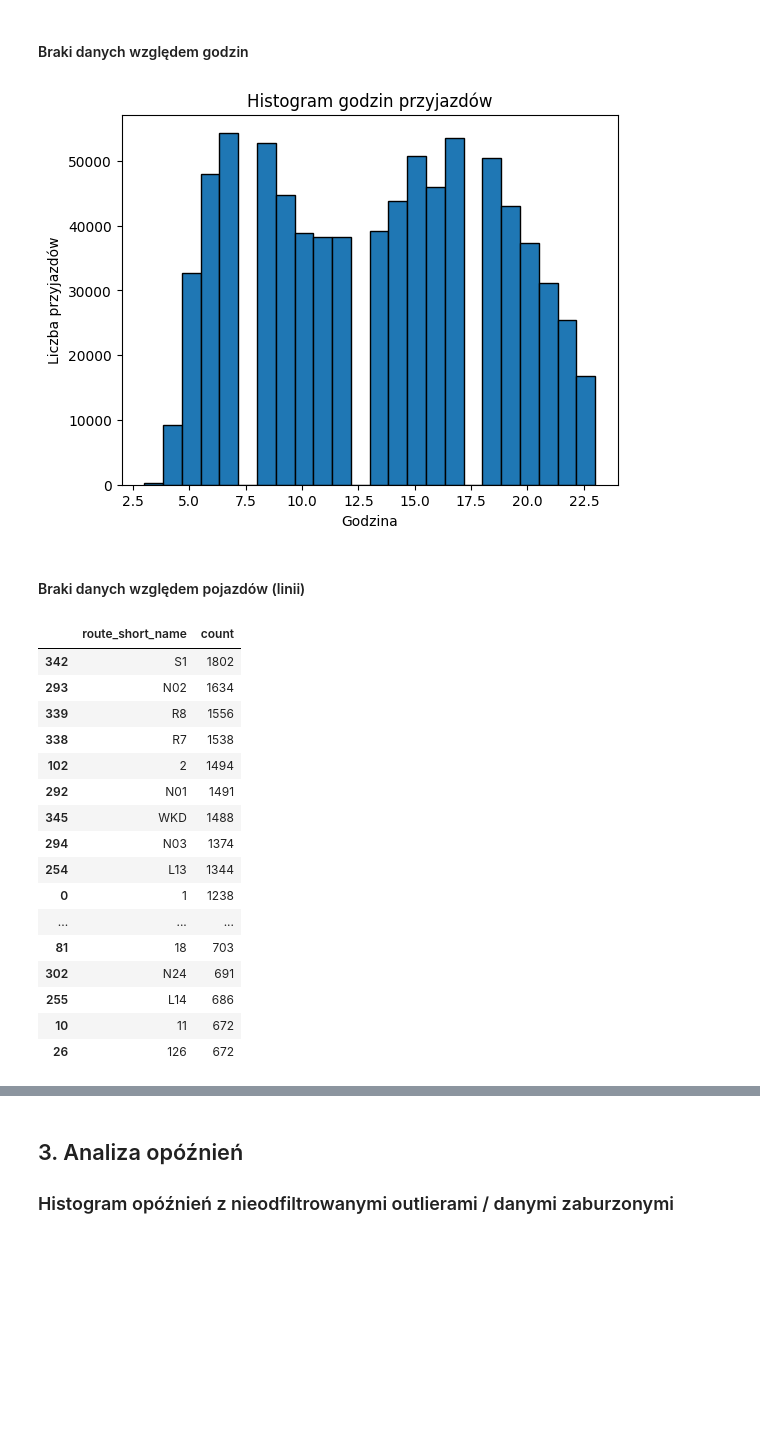
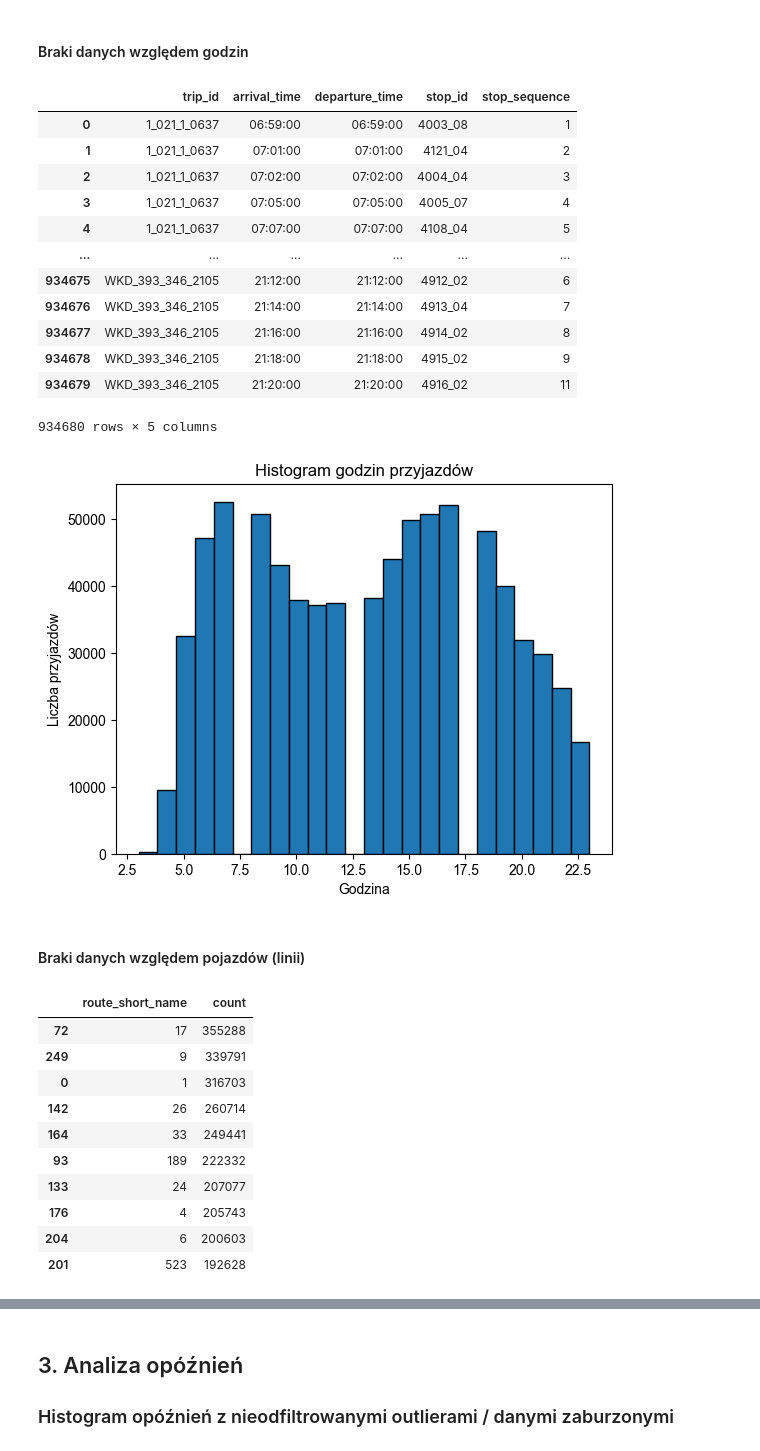
Before and after one commit to hoanganhlinh/praca-inzynierska, a Jupyter notebook: EDA.ipynb, the cells around one changed output, grey strips where cells are left out. Cells and saved outputs as stored; diff of their text form; code cells hidden in the pictures; blank space fills up the shorter version.

```diff
--- a/EDA.ipynb
+++ b/EDA.ipynb
@@ -219,11 +217,17 @@ print(daty)
 87
 ['2022-03-22', '2022-03-23', '2022-03-24', '2022-03-29', '2022-03-30', '2022-03-31', '2022-04-05', '2022-04-06', '2022-04-07', '2022-04-12', '2022-04-13', '2022-04-14', '2022-04-19', '2022-04-20', '20 ...
 # %%
+import warnings
+warnings.filterwarnings("ignore", category=pd.core.common.SettingWithCopyWarning)
+
 directory = "./dane/"
 show_output = False
 
 # Lista dni bez pliku gtfs/rt-gtfs
 missing_dates = [[],[],[]]
+
+# Połączenie planowanych i rzeczywistych danych
+final_missingval_merge = []
 
 # Tabela z wieszami zawierajacymi braki danych
 missing_vals_merge_columns = ['trip_id', 'stop_id', 'route_id', 'route_short_name', 'arrival_time_x', 'arrival_time_y', 'diff', 'date']    # dodatkowo data
@@ -283,14 +287,12 @@ for day in daty:
 missing_dates = pd.DataFrame({'date': missing_dates[0],
                              'missing_gtfs': missing_dates[1],
                              'missing_rt-gtfs': missing_dates[2]})
-print(missing_dates)
-
-print(missing_vals_merge.head(5))
 
 missing_data_summary = pd.DataFrame({'date': missing_data_summary[0],
                                      'real-time': missing_data_summary[1],
                                      'missing-vals': missing_data_summary[2]})
-print(missing_data_summary)
+
+warnings.filterwarnings("default")
 # %% [output]
 2022-03-22
 2022-03-23
@@ -460,5 +400,21 @@ plt.show()
 # %% [markdown]
 #### Braki danych względem godzin
+# %%
+stop_times_df
+# %% [output]
+|  | trip_id | arrival_time | departure_time | stop_id | stop_sequence |
+| 0 | 1_021_1_0637 | 06:59:00 | 06:59:00 | 4003_08 | 1 |
+| 1 | 1_021_1_0637 | 07:01:00 | 07:01:00 | 4121_04 | 2 |
+| 2 | 1_021_1_0637 | 07:02:00 | 07:02:00 | 4004_04 | 3 |
+| 3 | 1_021_1_0637 | 07:05:00 | 07:05:00 | 4005_07 | 4 |
+| 4 | 1_021_1_0637 | 07:07:00 | 07:07:00 | 4108_04 | 5 |
+| ... | ... | ... | ... | ... | ... |
+| 934675 | WKD_393_346_2105 | 21:12:00 | 21:12:00 | 4912_02 | 6 |
+| 934676 | WKD_393_346_2105 | 21:14:00 | 21:14:00 | 4913_04 | 7 |
+| 934677 | WKD_393_346_2105 | 21:16:00 | 21:16:00 | 4914_02 | 8 |
+| 934678 | WKD_393_346_2105 | 21:18:00 | 21:18:00 | 4915_02 | 9 |
+| 934679 | WKD_393_346_2105 | 21:20:00 | 21:20:00 | 4916_02 | 11 |
+934680 rows × 5 columns
 # %%
 final_missingval_merge['arrival_time_y'] = pd.to_datetime(final_missingval_merge['arrival_time_y'], format='%H:%M:%S', errors='coerce')
 plt.hist(final_missingval_merge['arrival_time_y'].dt.hour, bins=24, edgecolor='black')
@@ -467,30 +423,24 @@ plt.xlabel('Godzina')
 plt.ylabel('Liczba przyjazdów')
 plt.show()
 # %% [output]
-[figure, old version]
+[figure, new version]
 # %% [markdown]
 #### Braki danych względem pojazdów (linii)
 # %%
-summary = missing_vals.groupby('route_short_name').size().reset_index(name='count')
+summary = missing_vals_merge.groupby('route_short_name').size().reset_index(name='count')
 summary = summary.sort_values(by='count', ascending=False)
-
-summary.head(50)
+summary = summary.head(40)
+summary.head(10)
 # %% [output]
 |  | route_short_name | count |
-| 342 | S1 | 1802 |
-| 293 | N02 | 1634 |
-| 339 | R8 | 1556 |
-| 338 | R7 | 1538 |
-| 102 | 2 | 1494 |
-| 292 | N01 | 1491 |
-| 345 | WKD | 1488 |
-| 294 | N03 | 1374 |
-| 254 | L13 | 1344 |
-| 0 | 1 | 1238 |
-| ... | ... | ... |
-| 81 | 18 | 703 |
-| 302 | N24 | 691 |
-| 255 | L14 | 686 |
-| 10 | 11 | 672 |
-| 26 | 126 | 672 |
+| 72 | 17 | 355288 |
+| 249 | 9 | 339791 |
+| 0 | 1 | 316703 |
+| 142 | 26 | 260714 |
+| 164 | 33 | 249441 |
+| 93 | 189 | 222332 |
+| 133 | 24 | 207077 |
+| 176 | 4 | 205743 |
+| 204 | 6 | 200603 |
+| 201 | 523 | 192628 |
 # %%
```
Also changed, not shown: parts of 12 cells of this notebook.
